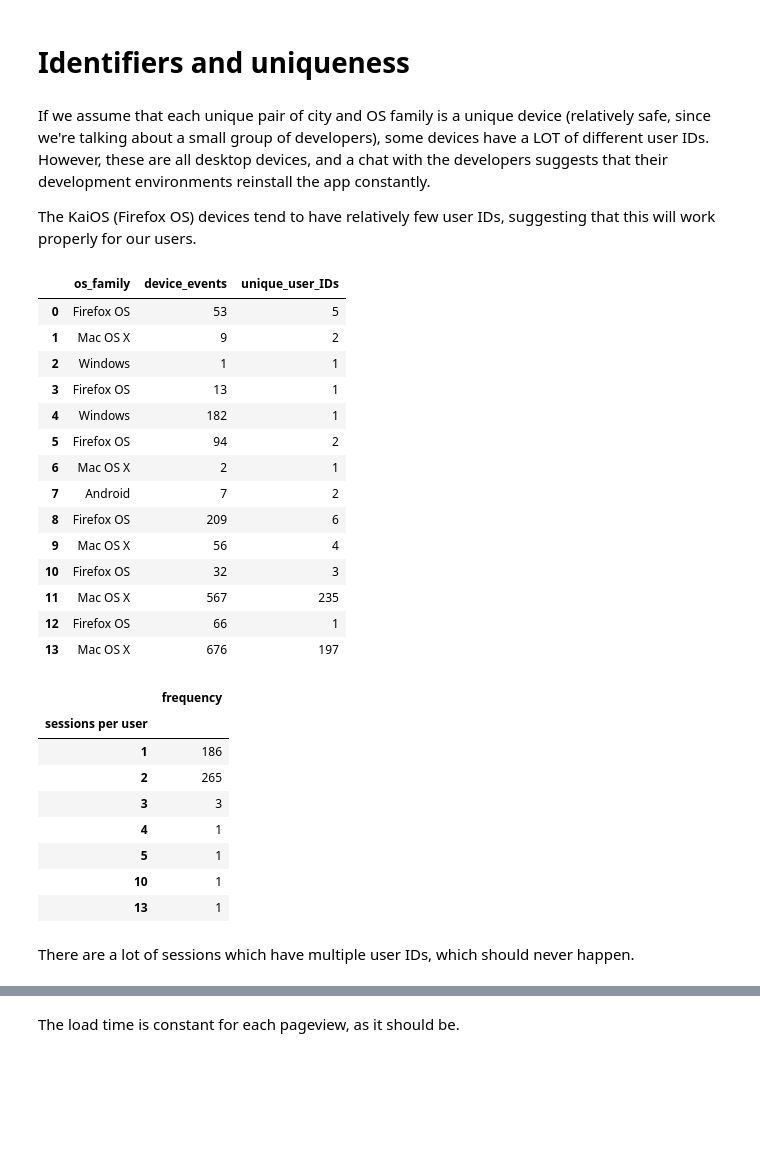
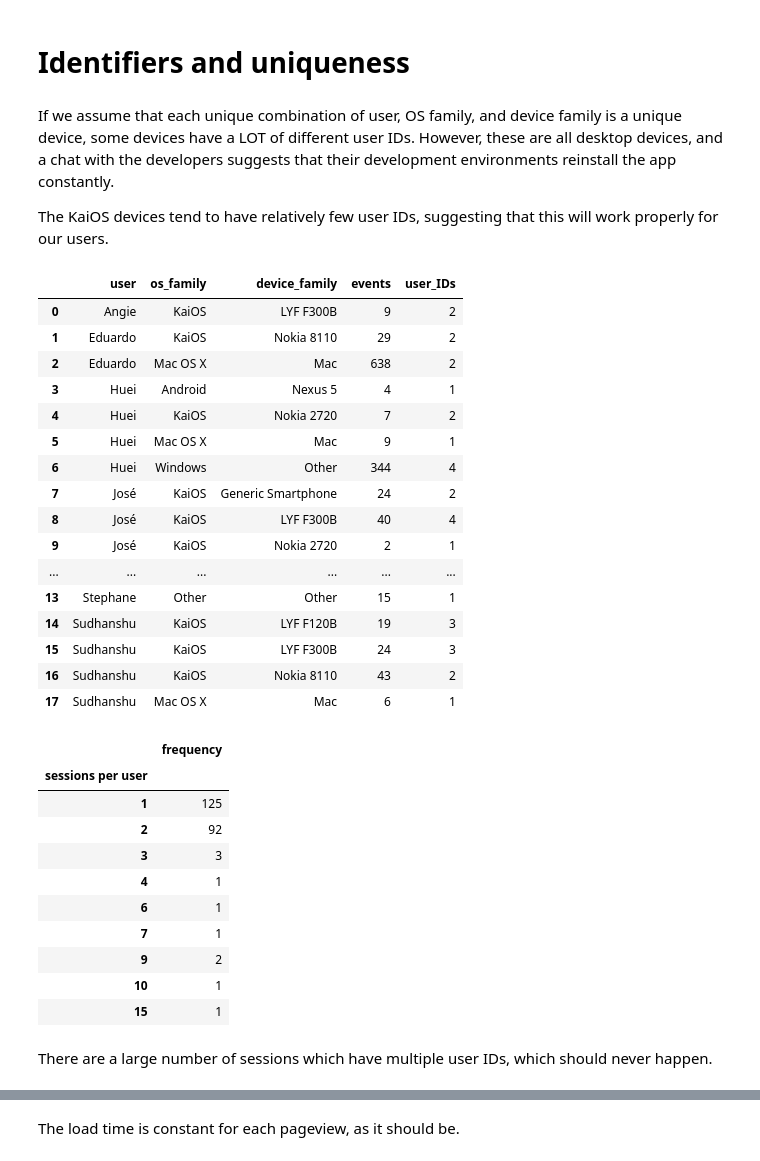
Before and after one commit to wikimedia-research/KaiOS-readership, a Jupyter notebook: InukaPageView-app-predeployment-check.ipynb, the cells around one changed output, grey strips where cells are left out. Saved outputs shown, nothing was run; the diff lists cells and outputs as text; code cells hidden in the pictures; blank space fills up the shorter version.

```diff
--- a/InukaPageView-app-predeployment-check.ipynb
+++ b/InukaPageView-app-predeployment-check.ipynb
@@ -12,5 +21,5 @@ pd.core.api.set_eng_float_format(use_eng_prefix=True)
 # %%
-app_events = wmf.spark.run("""
+events = wmf.spark.run("""
 SELECT
   ip,
   wiki,
@@ -25,11 +34,13 @@ LATERAL VIEW INLINE(ARRAY(useragent)) ua
 WHERE
   event.client_type = "kaios-app" AND
   year = 2020 AND
-  month = 3 AND
-  day >= 23
+  (month = 5 AND day >= 18 OR month = 6)
 """).assign(
   dt=lambda df: pd.to_datetime(df["dt"]),
   load_dt=lambda df: pd.to_datetime(df["load_dt"]),
   page_open_time=lambda df: pd.to_timedelta(df["page_open_time"], unit="ms"),
   page_visible_time=lambda df: pd.to_timedelta(df["page_visible_time"], unit="ms")
 )
+
+locations = pd.DataFrame(events["geocoded_data"].to_list())
+events = pd.concat([events, locations], axis=1).drop("geocoded_data", axis=1)
@@ -43,0 +53,11 @@ app_events = app_events.drop(ci_events)
+# %%
+def identify_user(row):
+  loc = row["subdivision"] + ", " + row["country"]
+  return secrets.developer_locations.get(loc)
+
+events["user"] = events.apply(identify_user, axis=1)
+events = events.drop([
+  "ip", "city", "continent", "country",
+  "country_code", "latitude", "longitude", "postal_code",
+  "subdivision", "timezone"
+], axis=1)
@@ -58,40 +138,42 @@ app_pvs.describe(include="all").pipe(pd_display_all)
 # %% [markdown]
 # Identifiers and uniqueness
 # %% [markdown]
-If we assume that each unique pair of city and OS family is a unique device (relatively safe, since we're talking about a small group of developers), some devices have a LOT of different user IDs. However, these are all desktop devices, and a chat with the developers suggests that their development environments reinstall the app constantly.
+If we assume that each unique combination of user, OS family, and device family is a unique device, some devices have a LOT of different user IDs. However, these are all desktop devices, and a chat with the developers suggests that their development environments reinstall the app constantly.
 
-The KaiOS (Firefox OS) devices tend to have relatively few user IDs, suggesting that this will work properly for our users.
+The KaiOS devices tend to have relatively few user IDs, suggesting that this will work properly for our users.
 # %%
-device_id_cols = ["country", "subdivision", "city", "os_family"]
+device_id_cols = ["user", "os_family", "device_family"]
 
 def device_stats(df):
   events = len(df)
   user_ids = df["user_id"].nunique()
 
   return pd.Series({
-    "device_events": events,
-    "unique_user_IDs": user_ids
+    "events": events,
+    "user_IDs": user_ids
   })
 
-app_events.groupby(device_id_cols).apply(device_stats).reset_index("os_family").reset_index(drop=True)
+events.groupby(device_id_cols).apply(device_stats).reset_index()
 # %% [output]
-|  | os_family | device_events | unique_user_IDs |
-| 0 | Firefox OS | 53 | 5 |
-| 1 | Mac OS X | 9 | 2 |
-| 2 | Windows | 1 | 1 |
-| 3 | Firefox OS | 13 | 1 |
-| 4 | Windows | 182 | 1 |
-| 5 | Firefox OS | 94 | 2 |
-| 6 | Mac OS X | 2 | 1 |
-| 7 | Android | 7 | 2 |
-| 8 | Firefox OS | 209 | 6 |
-| 9 | Mac OS X | 56 | 4 |
-| 10 | Firefox OS | 32 | 3 |
-| 11 | Mac OS X | 567 | 235 |
-| 12 | Firefox OS | 66 | 1 |
-| 13 | Mac OS X | 676 | 197 |
+|  | user | os_family | device_family | events | user_IDs |
+| 0 | Angie | KaiOS | LYF F300B | 9 | 2 |
+| 1 | Eduardo | KaiOS | Nokia 8110 | 29 | 2 |
+| 2 | Eduardo | Mac OS X | Mac | 638 | 2 |
+| 3 | Huei | Android | Nexus 5 | 4 | 1 |
+| 4 | Huei | KaiOS | Nokia 2720 | 7 | 2 |
+| 5 | Huei | Mac OS X | Mac | 9 | 1 |
+| 6 | Huei | Windows | Other | 344 | 4 |
+| 7 | José | KaiOS | Generic Smartphone | 24 | 2 |
+| 8 | José | KaiOS | LYF F300B | 40 | 4 |
+| 9 | José | KaiOS | Nokia 2720 | 2 | 1 |
+| ... | ... | ... | ... | ... | ... |
+| 13 | Stephane | Other | Other | 15 | 1 |
+| 14 | Sudhanshu | KaiOS | LYF F120B | 19 | 3 |
+| 15 | Sudhanshu | KaiOS | LYF F300B | 24 | 3 |
+| 16 | Sudhanshu | KaiOS | Nokia 8110 | 43 | 2 |
+| 17 | Sudhanshu | Mac OS X | Mac | 6 | 1 |
 # %%
-(app_events
+(events
  .groupby("user_id")
  ["session_id"]
  .nunique()
@@ -103,13 +185,15 @@ app_events.groupby(device_id_cols).apply(device_stats).reset_index("os_family").
 # %% [output]
 |  | frequency |
 | sessions per user |  |
-| 1 | 186 |
-| 2 | 265 |
+| 1 | 125 |
+| 2 | 92 |
 | 3 | 3 |
 | 4 | 1 |
-| 5 | 1 |
+| 6 | 1 |
+| 7 | 1 |
+| 9 | 2 |
 | 10 | 1 |
-| 13 | 1 |
+| 15 | 1 |
 # %% [markdown]
-There are a lot of sessions which have multiple user IDs, which should never happen.
+There are a large number of sessions which have multiple user IDs, which should never happen.
 # %%
```
Also changed, not shown: parts of 72 cells of this notebook.
